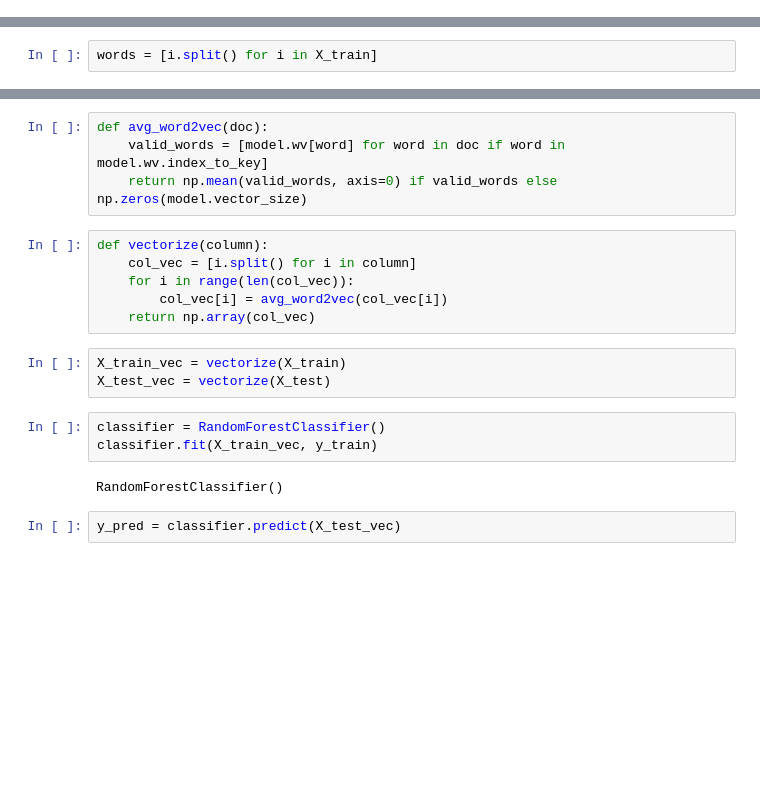
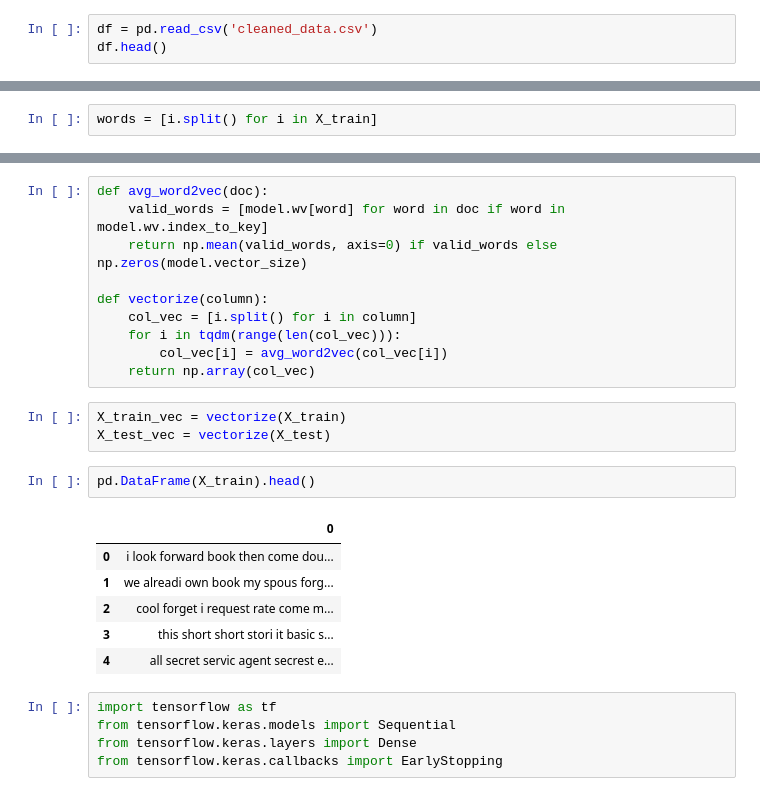
Before and after one commit to Himank-Khatri/Kindle-Sentiment-Analysis, a Jupyter notebook: sentiment_analysis.ipynb, the cells around one changed output, grey strips where cells are left out. Saved outputs shown, nothing was run; the diff lists cells and outputs as text; blank space fills up the shorter version.

```diff
--- a/sentiment_analysis.ipynb
+++ b/sentiment_analysis.ipynb
@@ -138,0 +110,3 @@ df.head()
+# %%
+df = pd.read_csv('cleaned_data.csv')
+df.head()
@@ -152,19 +132,26 @@ model.corpus_count, model.epochs
 def avg_word2vec(doc):
     valid_words = [model.wv[word] for word in doc if word in model.wv.index_to_key]
     return np.mean(valid_words, axis=0) if valid_words else np.zeros(model.vector_size)
+
+def vectorize(column):
+    col_vec = [i.split() for i in column]
+    for i in tqdm(range(len(col_vec))):
+        col_vec[i] = avg_word2vec(col_vec[i])
+    return np.array(col_vec)
-# %%
-def vectorize(column):
-    col_vec = [i.split() for i in column]
-    for i in range(len(col_vec)):
-        col_vec[i] = avg_word2vec(col_vec[i])
-    return np.array(col_vec)
 # %%
 X_train_vec = vectorize(X_train)
 X_test_vec = vectorize(X_test)
-# %%
-classifier = RandomForestClassifier()
-classifier.fit(X_train_vec, y_train)
-# %% [output]
-RandomForestClassifier()
-# %%
-y_pred = classifier.predict(X_test_vec)
+# %%
+pd.DataFrame(X_train).head()
+# %% [output]
+|  | 0 |
+| 0 | i look forward book then come dou... |
+| 1 | we alreadi own book my spous forg... |
+| 2 | cool forget i request rate come m... |
+| 3 | this short short stori it basic s... |
+| 4 | all secret servic agent secrest e... |
+# %%
+import tensorflow as tf
+from tensorflow.keras.models import Sequential
+from tensorflow.keras.layers import Dense
+from tensorflow.keras.callbacks import EarlyStopping
```
Also changed, not shown: parts of 23 cells of this notebook, 3 other files.
